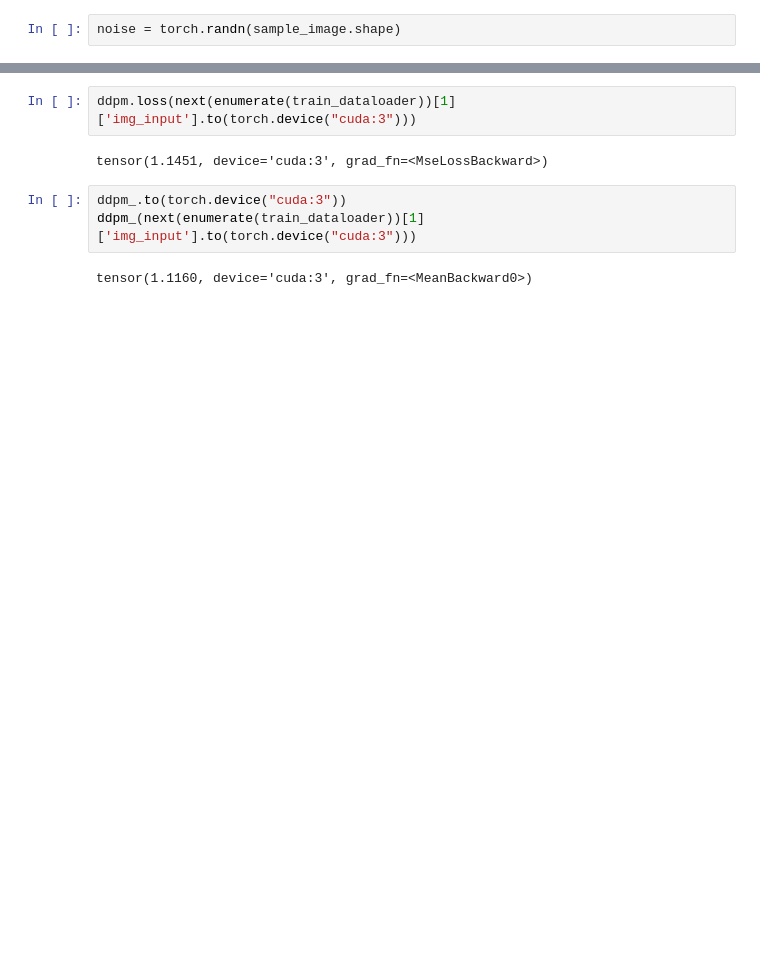
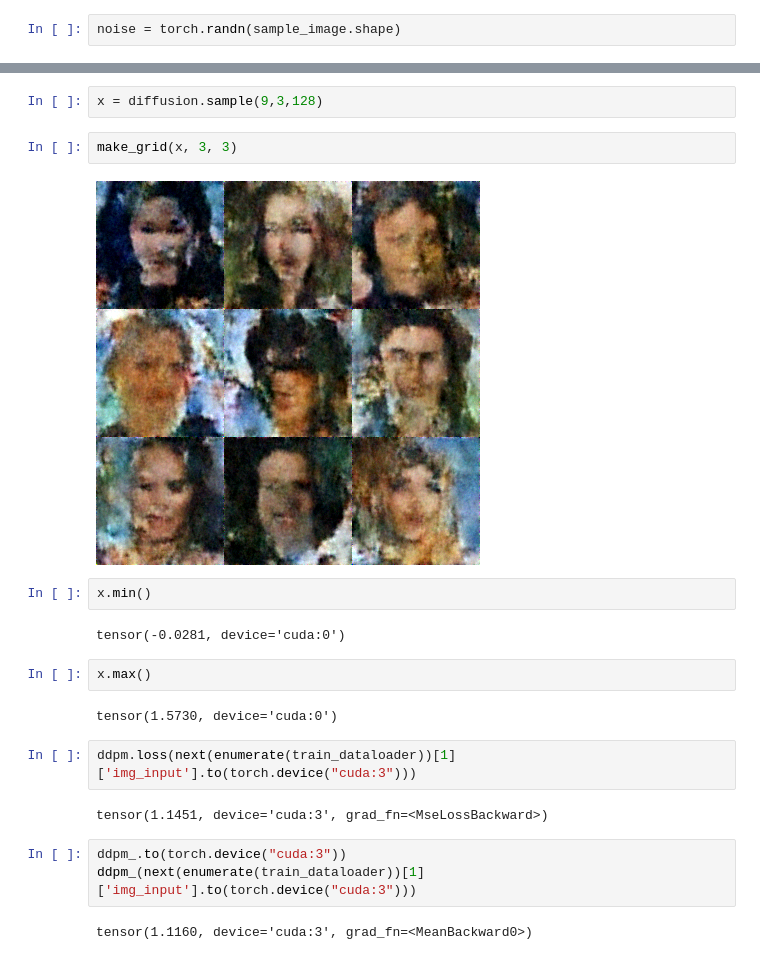
Before and after one commit to LogicBaron/StoneImageCreator, a Jupyter notebook: ddpm/Untitled.ipynb, the cells around one changed output, grey strips where cells are left out. Drawn from its saved outputs; the diff is of its cells as text; blank space fills up the shorter version.

```diff
--- a/ddpm/Untitled.ipynb
+++ b/ddpm/Untitled.ipynb
@@ -85,3 +95,17 @@ UNet(
+# %%
+x = diffusion.sample(9,3,128)
+# %%
+make_grid(x, 3, 3)
+# %% [output]
+[figure, added]
+# %%
+x.min()
+# %% [output]
+tensor(-0.0281, device='cuda:0')
+# %%
+x.max()
+# %% [output]
+tensor(1.5730, device='cuda:0')
 # %%
 ddpm.loss(next(enumerate(train_dataloader))[1]['img_input'].to(torch.device("cuda:3")))
 # %% [output]
```
Also changed, not shown: parts of 24 cells of this notebook, 7 other files.
